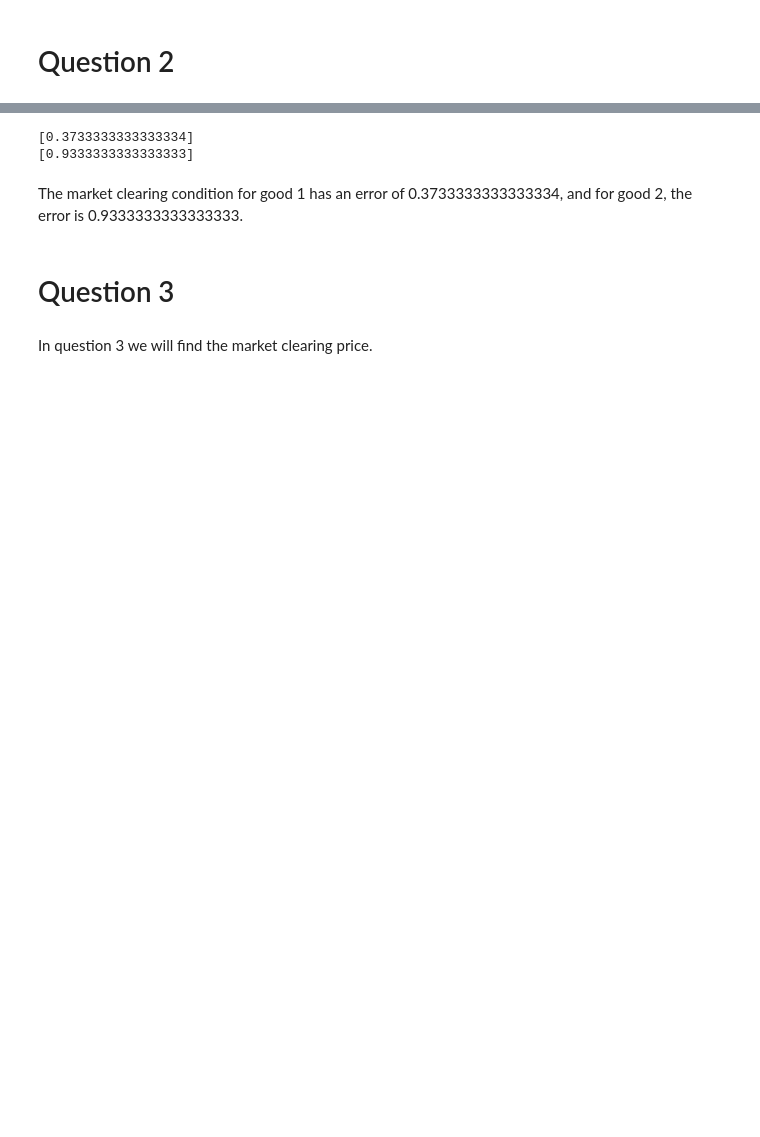
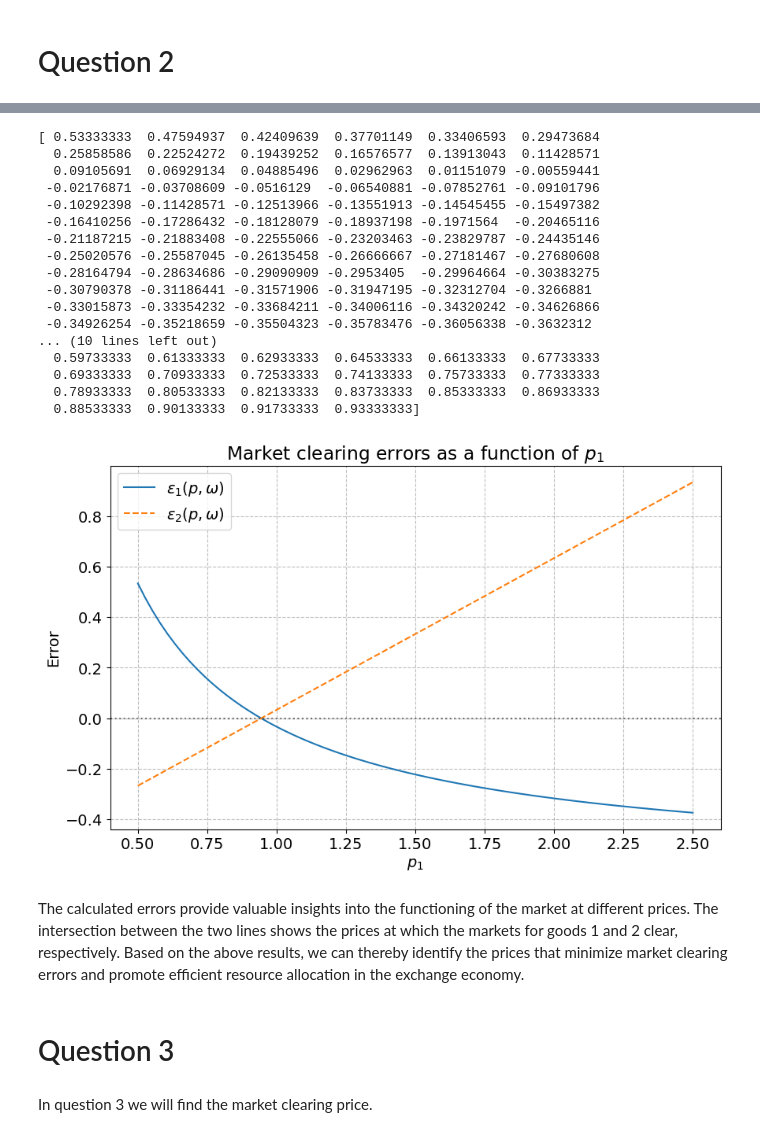
Before and after one commit to NumEconCopenhagen/projects-2024-emil-celine-og-julie, a Jupyter notebook: inauguralproject/inauguralproject.ipynb, the cells around one changed output, grey strips where cells are left out. Drawn from its saved outputs; the diff is of its cells as text; code cells hidden in the pictures; blank space fills up the shorter version.

```diff
--- a/inauguralproject/inauguralproject.ipynb
+++ b/inauguralproject/inauguralproject.ipynb
@@ -113,38 +129,59 @@ In question 2, we will calculate the error in the market clearing condition for
 # %%
-#We will assume the same definition of demand_A and demand_B
-
-# We will ensure N is defined as an integer
-N = 75
-
 #We initialize the set of prices P1
 P1 = np.linspace(0.5, 2.5, int((2.5 - 0.5) / (2 / N)) + 1)
 
 #We now initialize lists to store the market clearing errors for both goods
-errors_good1 = []
-errors_good2 = []
+errors_good1 = np.zeros(len(P1))
+errors_good2 = np.zeros(len(P1))
 
 #We make a loop over each price in P1
-for p1 in P1:
-    # And calculate demands for both consumers at the given price p1
+for i, p1 in enumerate(P1):
+    #And calculate demands for both consumers at the given price p1
     demand_for_A = demand_A(p1)
     demand_for_B = demand_B(p1)
 
-#We compute the market clearing error for good 1 and for good 2
-epsilon1 = abs(demand_for_A[0] + demand_for_B[0] - 1)
-epsilon2 = abs(demand_for_A[1] + demand_for_B[1] - 1)
+    #We compute the market clearing error for good 1 and for good 2
+    errors_good1[i] = demand_for_A[0] + demand_for_B[0] - 1
+    errors_good2[i] = demand_for_A[1] + demand_for_B[1] - 1
 
-#We store the errors
-errors_good1.append(epsilon1)
-errors_good2.append(epsilon2)
-
-#Lastly we print the errors
+#We print the errors
 print(errors_good1)
 print(errors_good2)
+
+#Lastly we plot the errors
+plt.figure(figsize=(10, 6))
+
+plt.plot(P1, errors_good1, label='$\\epsilon_1(p, \\omega)$')
+plt.plot(P1, errors_good2, label='$\\epsilon_2(p, \\omega)$', linestyle='--')
+
+plt.axhline(0, color='k', linestyle=':', alpha=0.5)
+plt.title('Market clearing errors as a function of $p_1$')
+plt.xlabel('$p_1$')
+plt.ylabel('Error')
+plt.legend()
+plt.grid(True)
+plt.show()
 # %% [output]
-[0.3733333333333334]
-[0.9333333333333333]
+[ 0.53333333  0.47594937  0.42409639  0.37701149  0.33406593  0.29473684
+  0.25858586  0.22524272  0.19439252  0.16576577  0.13913043  0.11428571
+  0.09105691  0.06929134  0.04885496  0.02962963  0.01151079 -0.00559441
+ -0.02176871 -0.03708609 -0.0516129  -0.06540881 -0.07852761 -0.09101796
+ -0.10292398 -0.11428571 -0.12513966 -0.13551913 -0.14545455 -0.15497382
+ -0.16410256 -0.17286432 -0.18128079 -0.18937198 -0.1971564  -0.20465116
+ -0.21187215 -0.21883408 -0.22555066 -0.23203463 -0.23829787 -0.24435146
+ -0.25020576 -0.25587045 -0.26135458 -0.26666667 -0.27181467 -0.27680608
+ -0.28164794 -0.28634686 -0.29090909 -0.2953405  -0.29964664 -0.30383275
+ -0.30790378 -0.31186441 -0.31571906 -0.31947195 -0.32312704 -0.3266881
+ -0.33015873 -0.33354232 -0.33684211 -0.34006116 -0.34320242 -0.34626866
+ -0.34926254 -0.35218659 -0.35504323 -0.35783476 -0.36056338 -0.3632312
+... (10 lines left out)
+  0.59733333  0.61333333  0.62933333  0.64533333  0.66133333  0.67733333
+  0.69333333  0.70933333  0.72533333  0.74133333  0.75733333  0.77333333
+  0.78933333  0.80533333  0.82133333  0.83733333  0.85333333  0.86933333
+  0.88533333  0.90133333  0.91733333  0.93333333]
+[figure, added]
-# %% [markdown]
-The market clearing condition for good 1 has an error of 0.3733333333333334, and for good 2, the error is 0.9333333333333333.
+# %% [markdown]
+The calculated errors provide valuable insights into the functioning of the market at different prices. The intersection between the two lines shows the prices at which the markets for goods 1 and 2 clear, respectively. Based on the above results, we can thereby identify the prices that minimize market clearing errors and promote efficient resource allocation in the exchange economy.
 # %% [markdown]
 # Question 3
 # %% [markdown]
```
Also changed, not shown: parts of 36 cells of this notebook, 1 other file.
